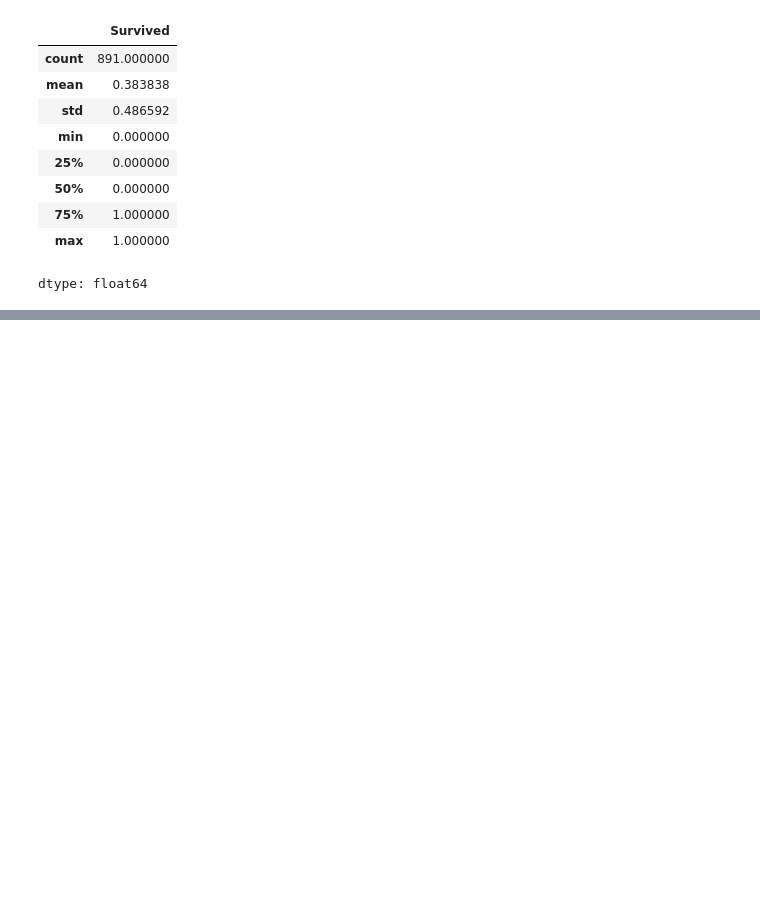
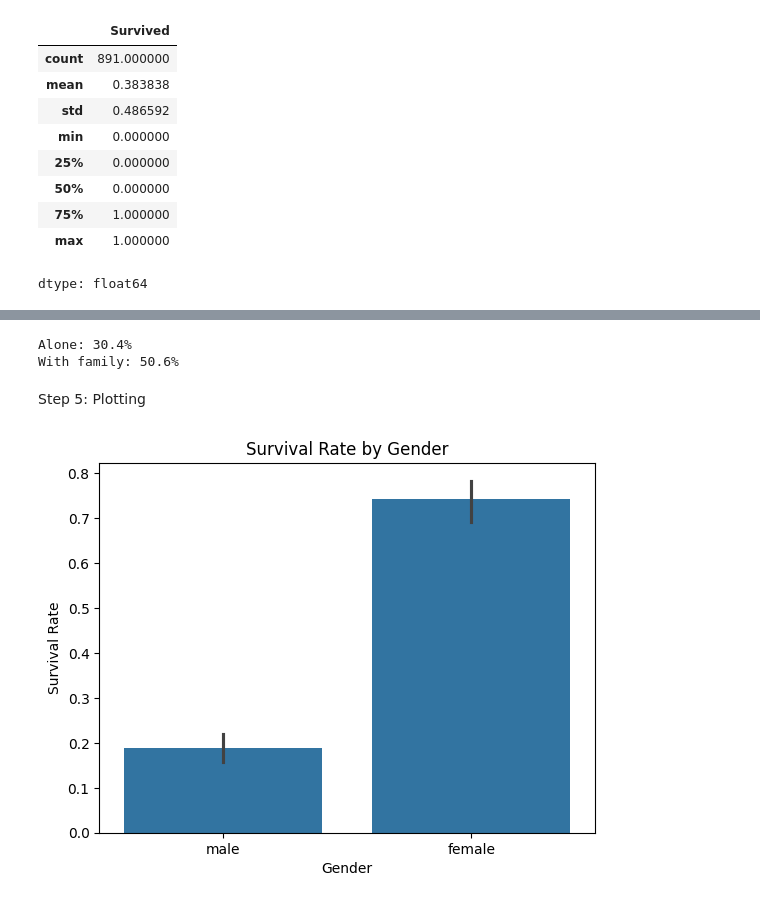
Before and after one commit to milena-seismo/DSB-Unit-02-New, a Jupyter notebook: Labs/lab-eda-titanic/lab-eda-titanic-student-submission.ipynb, the cells around one changed output, grey strips where cells are left out. Cells and saved outputs as stored; diff of their text form; code cells hidden in the pictures; blank space fills up the shorter version.

```diff
--- a/Labs/lab-eda-titanic/lab-eda-titanic-student-submission.ipynb
+++ b/Labs/lab-eda-titanic/lab-eda-titanic-student-submission.ipynb
@@ -415,0 +436,9 @@ print(f'Survival rate: {survival_rate:.2f}%')
+# %%
+# How many reverends survive?
+train_family = train.copy()
+
+train_family['IsReverend'] = 0
+
+for i in train_family.index:
+    if 'Rev.' in train_family.loc[i, 'Name']:
+        train_family.loc[i, 'IsReverend'] = 1
@@ -415,0 +487,2 @@ print(f'Survival rate: {survival_rate:.2f}%')
+# %%
+train_family['Cabin'] = train_family['Cabin'].fillna(r'¯\_(ツ)_/¯')
@@ -415,0 +600,5 @@ print(f'Survival rate: {survival_rate:.2f}%')
+# %%
+# Does having family on the boat help or hurt your chances of survival?
+
+
+train_family['FamilyCount'] = train_family['SibSp'] + train_family['Parch']
@@ -415,0 +620,11 @@ print(f'Survival rate: {survival_rate:.2f}%')
+# %%
+alone = train_family.loc[train_family['FamilyCount'] == 0]
+family = train_family.loc[train_family['FamilyCount'] > 0]
+
+print(f'Alone: {alone["Survived"].mean() * 100:.1f}%')
+print(f'With family: {family["Survived"].mean() * 100:.1f}%')
+# %% [output]
+Alone: 30.4%
+With family: 50.6%
+# %% [markdown]
+Step 5: Plotting
@@ -415,0 +633,12 @@ print(f'Survival rate: {survival_rate:.2f}%')
+# %%
+import matplotlib.pyplot as plt
+import seaborn as sns
+
+sns.barplot(data=train_family, x='Sex', y='Survived')
+
+plt.title('Survival Rate by Gender')
+plt.xlabel('Gender')
+plt.ylabel('Survival Rate')
+plt.show()
+# %% [output]
+[figure, added]
```
Also changed, not shown: parts of 20 cells of this notebook.
